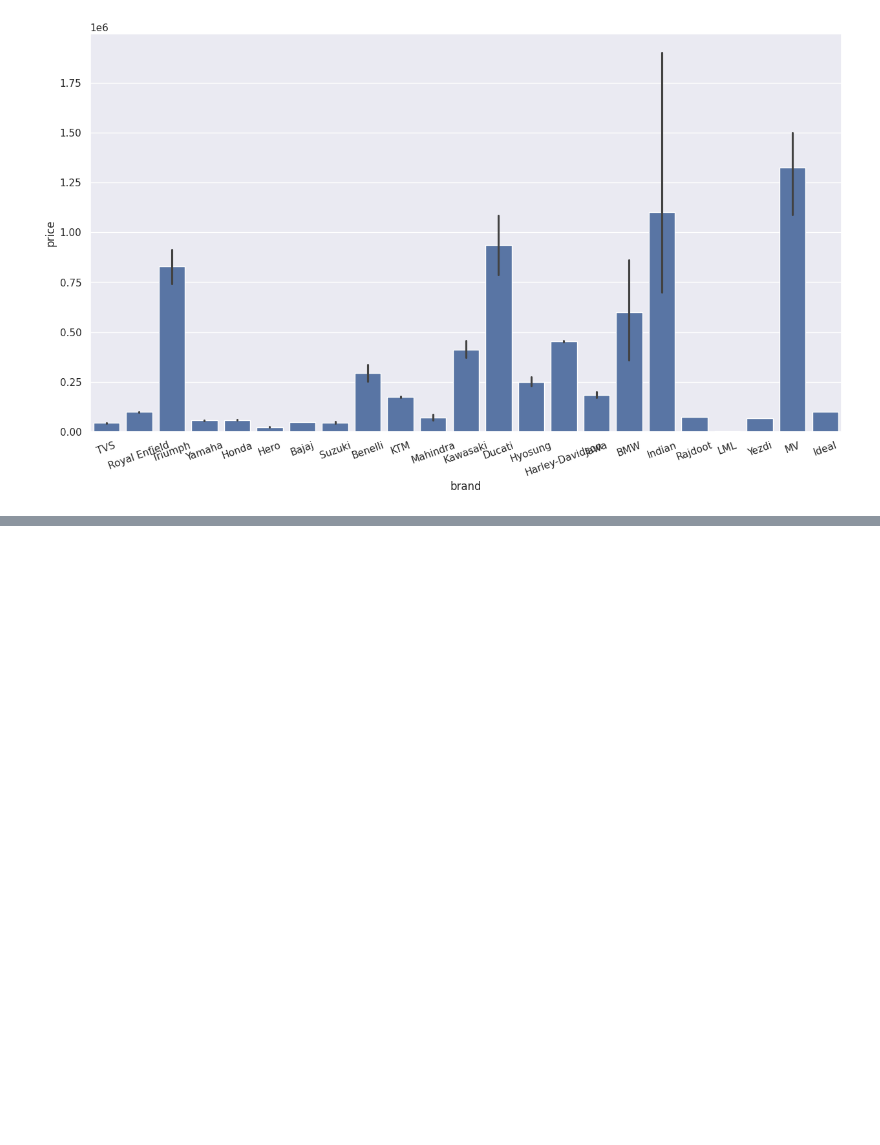
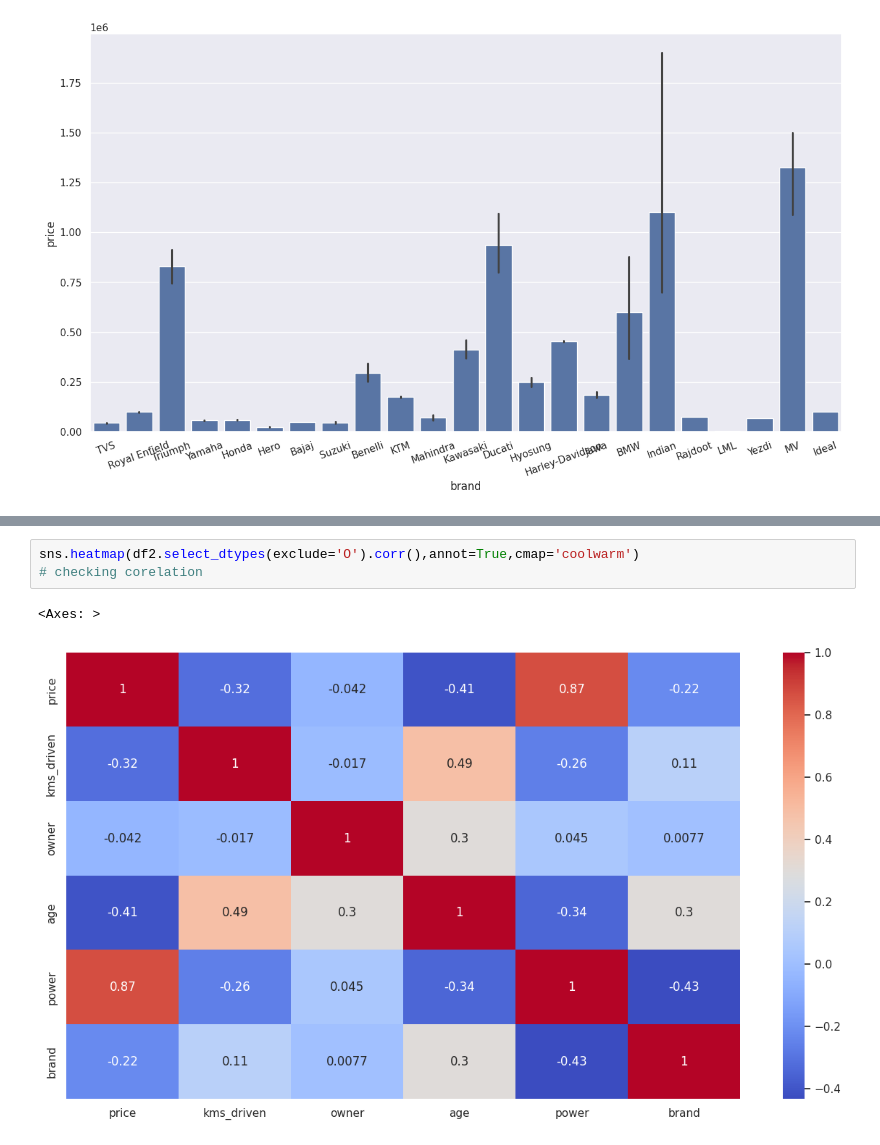
Before and after one commit to student-dheerajyadav/DataScience__45days, a Jupyter notebook: proj1.ipynb, the cells around one changed output, grey strips where cells are left out. Saved outputs shown, nothing was run; the diff lists cells and outputs as text; blank space fills up the shorter version.

```diff
--- a/proj1.ipynb
+++ b/proj1.ipynb
@@ -168,0 +372,6 @@ plt.show()
+# %%
+sns.heatmap(df2.select_dtypes(exclude='O').corr(),annot=True,cmap='coolwarm')
+# checking corelation
+# %% [output]
+<Axes: >
+[figure, added]
```
Also changed, not shown: parts of 41 cells of this notebook.
